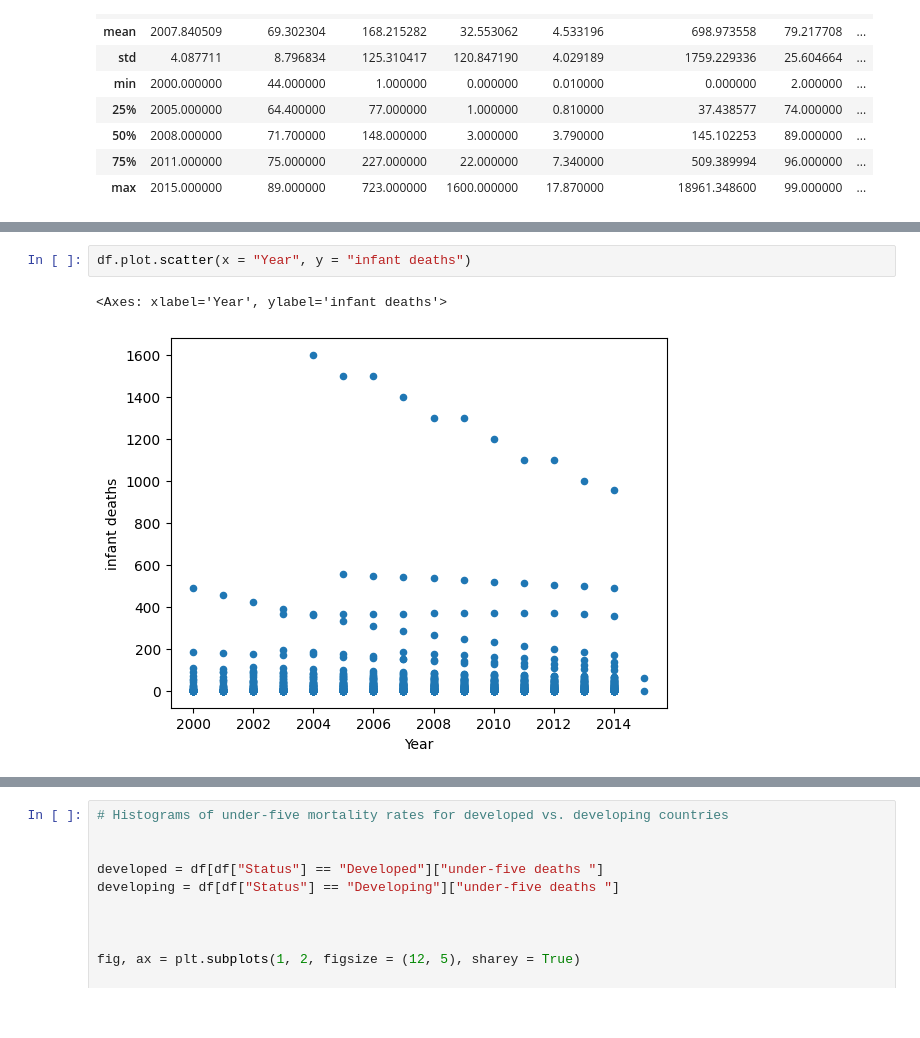
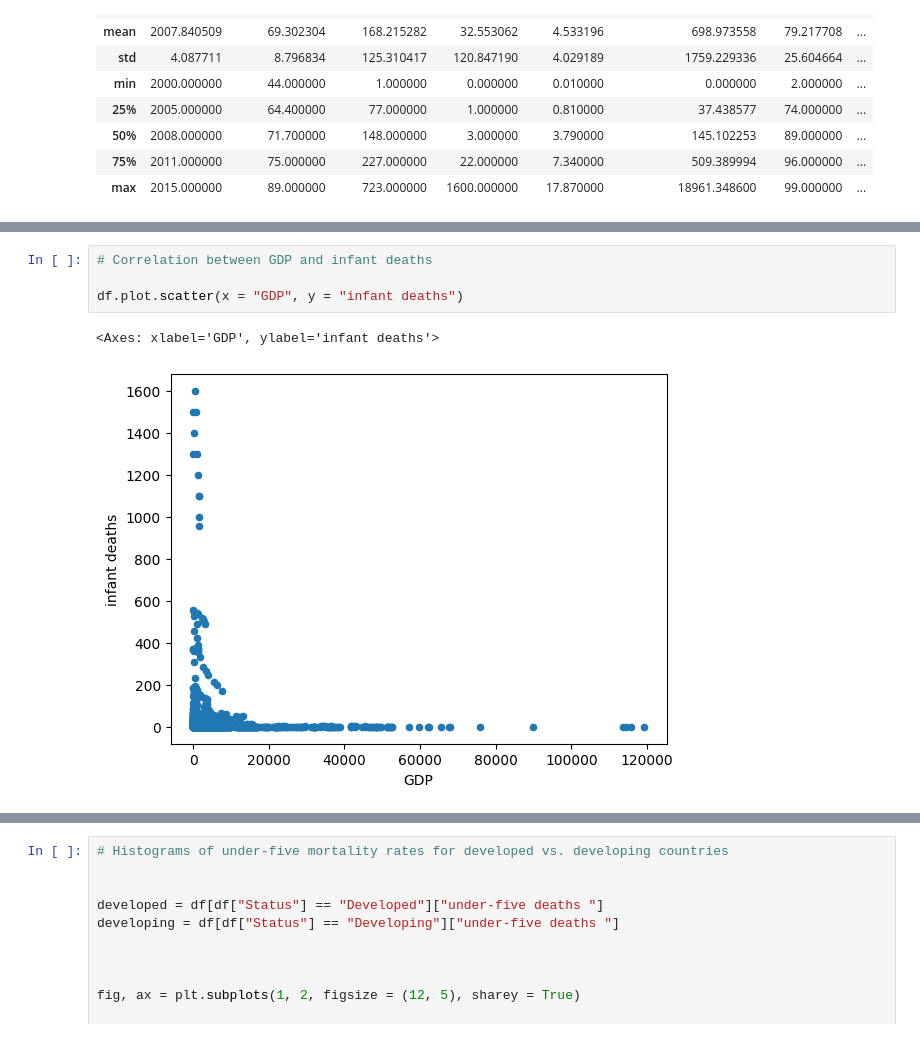
Before and after one commit to SaSheaGaston/cleaning-data-checkpoint, a Jupyter notebook: checkpoint-three.ipynb, the cells around one changed output, grey strips where cells are left out. Cells and saved outputs as stored; diff of their text form.

```diff
--- a/checkpoint-three.ipynb
+++ b/checkpoint-three.ipynb
@@ -74,5 +85,7 @@ df.plot.hist(column = "infant deaths")
 # %%
-df.plot.scatter(x = "Year", y = "infant deaths")
+# Correlation between GDP and infant deaths
+
+df.plot.scatter(x = "GDP", y = "infant deaths")
 # %% [output]
-<Axes: xlabel='Year', ylabel='infant deaths'>
+<Axes: xlabel='GDP', ylabel='infant deaths'>
-[figure, old version]
+[figure, new version]
```
Also changed, not shown: parts of 14 cells of this notebook.
